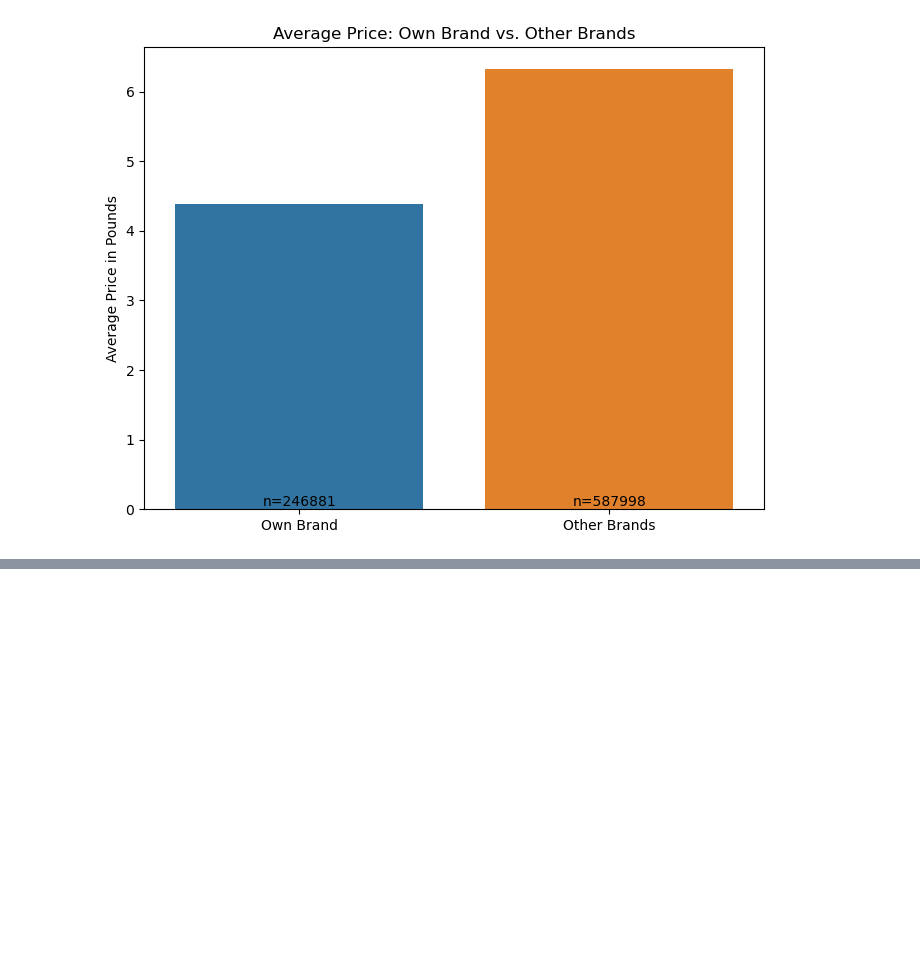
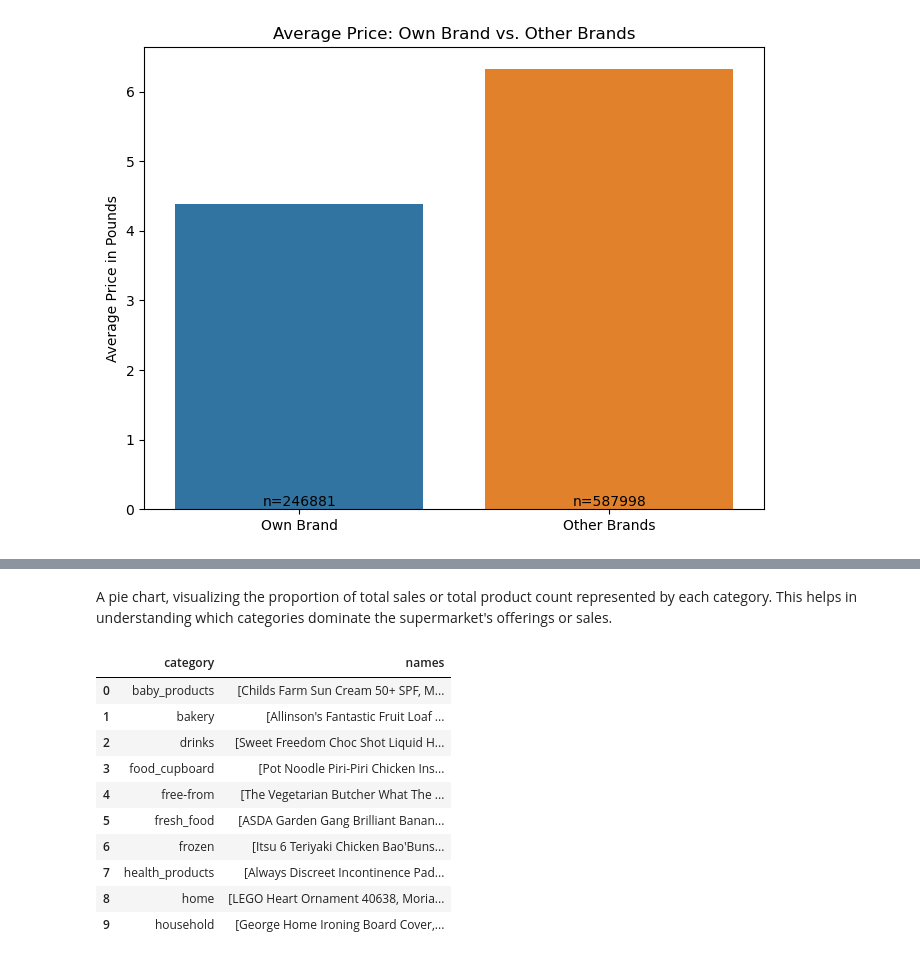
Before and after one commit to purvij07/Revenue-Prediction-Customer-Analytics-for-Supermarket-Data, a Jupyter notebook: code/ASDA_UK_SuperMarket.ipynb, the cells around one changed output, grey strips where cells are left out. Saved outputs shown, nothing was run; the diff lists cells and outputs as text; code cells hidden in the pictures; blank space fills up the shorter version.

```diff
--- a/code/ASDA_UK_SuperMarket.ipynb
+++ b/code/ASDA_UK_SuperMarket.ipynb
@@ -152,0 +179,45 @@ The `ci` parameter is deprecated. Use `errorbar=None` for the same effect.
+# %% [markdown]
+A pie chart, visualizing the proportion of total sales or total product count represented by each category. This helps in understanding which categories dominate the supermarket's offerings or sales.
+# %%
+import pandas as pd
+
+# Load the dataset
+asda_data = pd.read_csv('/Users/purvi/Downloads/CapstoneSpring2024/UK_SuperMarket/All_Data_ASDA.csv', low_memory=False)
+
+# Ensure that 'names' column is of type string
+asda_data['names'] = asda_data['names'].astype(str)
+
+# Group the data by 'category' and collect unique product names
+category_products = asda_data.groupby('category')['names'].apply(lambda x: x.unique()).reset_index()
+
+# Create a dictionary where each key is a category and value is a list of products
+category_dict = {row['category']: list(row['names']) for index, row in category_products.iterrows()}
+
+# Find the longest list of products to determine the number of rows needed
+max_length = max(len(products) for products in category_dict.values())
+
+# Create a new dictionary where each category has the same number of items (filling with None if needed)
+equal_length_dict = {category: (products + [None]*(max_length - len(products))) for category, products in category_dict.items()}
+
+# Convert dictionary to DataFrame
+category_df = pd.DataFrame(equal_length_dict)
+
+# Save this to a CSV file for better readability in Excel or other programs
+category_df.to_csv('/Users/purvi/Downloads/CapstoneSpring2024/UK_SuperMarket/category_products.csv', index=False)
+# %%
+# Load the dataset
+asda_data = pd.read_csv('/Users/purvi/Downloads/CapstoneSpring2024/UK_SuperMarket/category_products.csv', low_memory=False)
+
+category_products.head(10)
+# %% [output]
+|  | category | names |
+| 0 | baby_products | [Childs Farm Sun Cream 50+ SPF, M... |
+| 1 | bakery | [Allinson's Fantastic Fruit Loaf ... |
+| 2 | drinks | [Sweet Freedom Choc Shot Liquid H... |
+| 3 | food_cupboard | [Pot Noodle Piri-Piri Chicken Ins... |
+| 4 | free-from | [The Vegetarian Butcher What The ... |
+| 5 | fresh_food | [ASDA Garden Gang Brilliant Banan... |
+| 6 | frozen | [Itsu 6 Teriyaki Chicken Bao'Buns... |
+| 7 | health_products | [Always Discreet Incontinence Pad... |
+| 8 | home | [LEGO Heart Ornament 40638, Moria... |
+| 9 | household | [George Home Ironing Board Cover,... |
```
Also changed, not shown: parts of 6 cells of this notebook, 1 other file.
